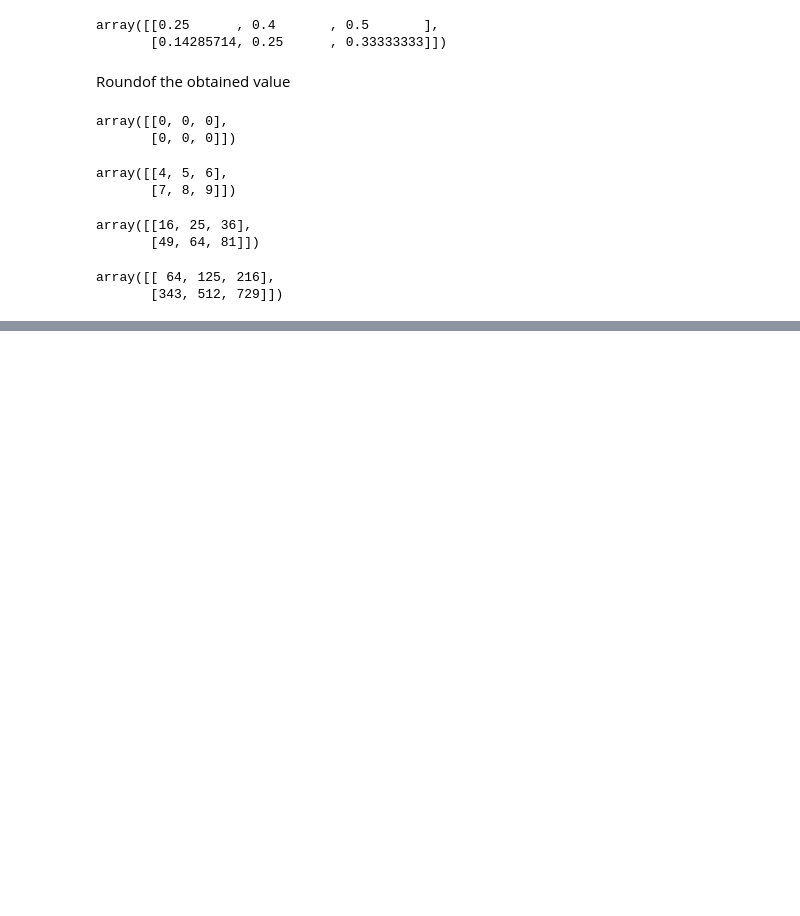
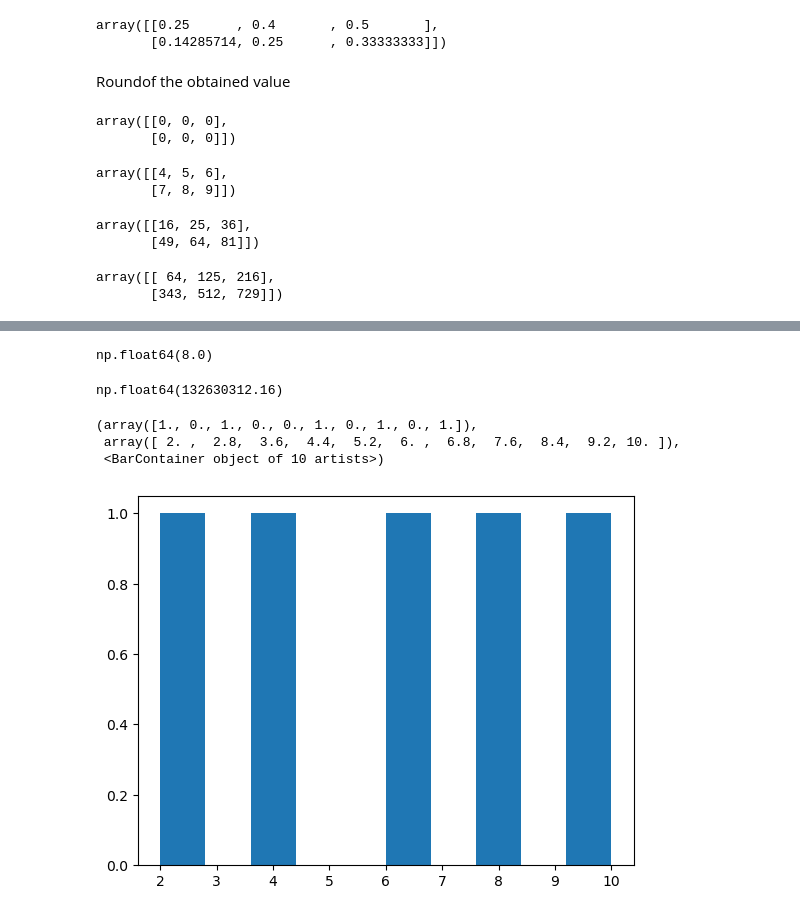
Before and after one commit to KabinGamal/Numpy_pandas, a Jupyter notebook: Introduction-to-numy.ipynb, the cells around one changed output, grey strips where cells are left out. Drawn from its saved outputs; the diff is of its cells as text; code cells hidden in the pictures; blank space fills up the shorter version.

```diff
--- a/Introduction-to-numy.ipynb
+++ b/Introduction-to-numy.ipynb
@@ -269,0 +308,11 @@ array([[ 64, 125, 216],
+# %%
+low_var=np.array([2,4,6,8,10])
+high_var=np.array([1,100,1000,10000,30000])
+# %%
+np.var(low_var)
+# %% [output]
+np.float64(8.0)
+# %%
+np.var(high_var)
+# %% [output]
+np.float64(132630312.16)
@@ -269,0 +321,7 @@ array([[ 64, 125, 216],
+# %%
+plt.hist(low_var)
+# %% [output]
+(array([1., 0., 1., 0., 0., 1., 0., 1., 0., 1.]),
+ array([ 2. ,  2.8,  3.6,  4.4,  5.2,  6. ,  6.8,  7.6,  8.4,  9.2, 10. ]),
+ <BarContainer object of 10 artists>)
+[figure, added]
```
Also changed, not shown: parts of 9 cells of this notebook.
